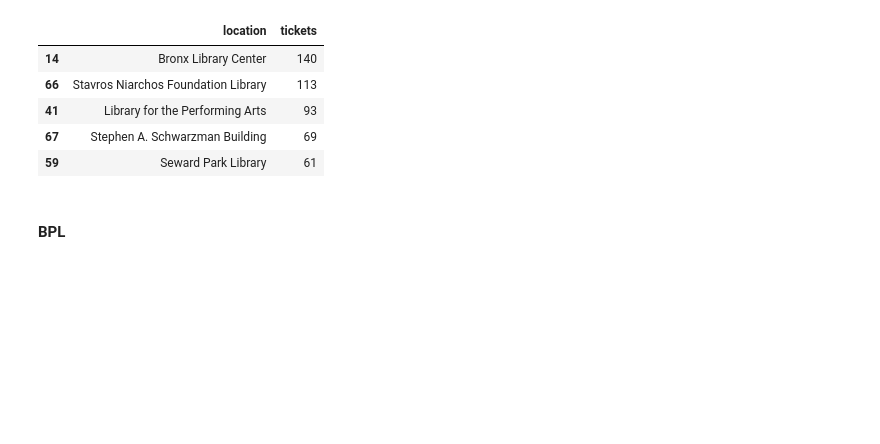
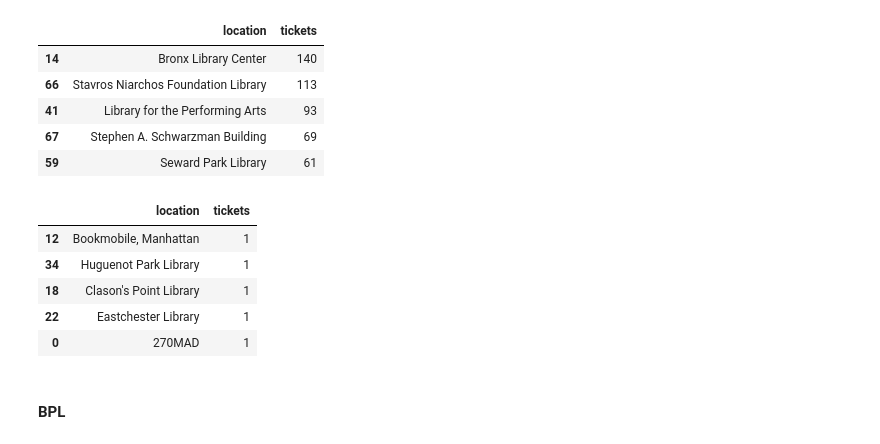
Before and after one commit to BookOps-CAT/cat-tickets, a Jupyter notebook: scratchpad.ipynb, the cells around one changed output. Drawn from its saved outputs; the diff is of its cells as text; code cells hidden in the pictures; blank space fills up the shorter version.

```diff
--- a/scratchpad.ipynb
+++ b/scratchpad.ipynb
@@ -133,0 +134,2 @@ Expected NYPL BPL volume in 2023: 1222
+# %%
+start_date_str = input()  # enter format: YYYY-MM-DD
@@ -134,5 +138,5 @@ Expected NYPL BPL volume in 2023: 1222
 # %%
-start_date = datetime(2023, 6, 4) - timedelta(365)
+start_date = datetime.strptime(start_date_str, "%Y-%m-%d") - timedelta(365)
 print(start_date)
 # %% [output]
 2022-06-04 00:00:00
@@ -188,6 +192,15 @@ gloc_bl.head()
 | 41 | Library for the Performing Arts | 93 |
 | 67 | Stephen A. Schwarzman Building | 69 |
 | 59 | Seward Park Library | 61 |
+# %%
+gloc_bl.tail()
+# %% [output]
+|  | location | tickets |
+| 12 | Bookmobile, Manhattan | 1 |
+| 34 | Huguenot Park Library | 1 |
+| 18 | Clason's Point Library | 1 |
+| 22 | Eastchester Library | 1 |
+| 0 | 270MAD | 1 |
 # %%
 gloc_bl.to_csv("public_data/freq-loc-bl.csv", index=False)
 # %% [markdown]
```
Also changed, not shown: parts of 11 cells of this notebook, 7 other files.
